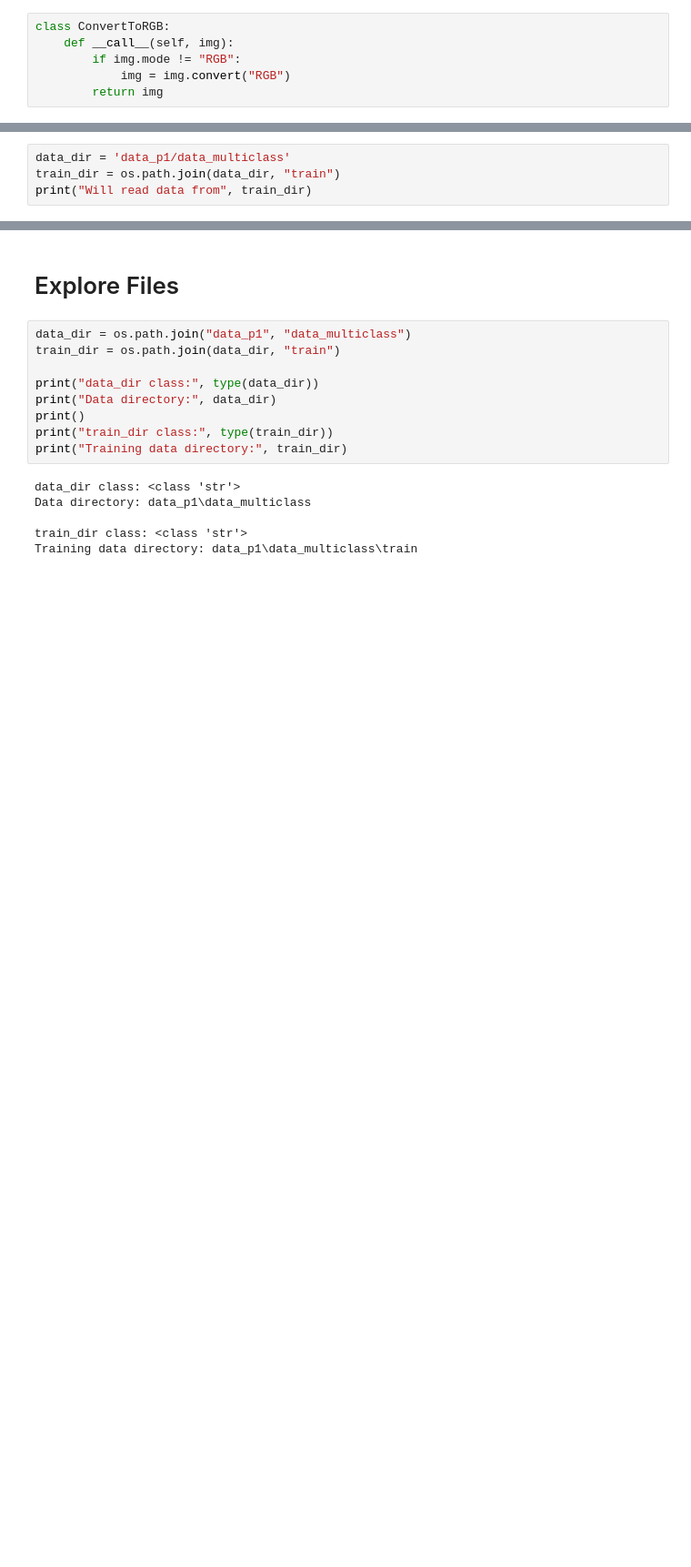
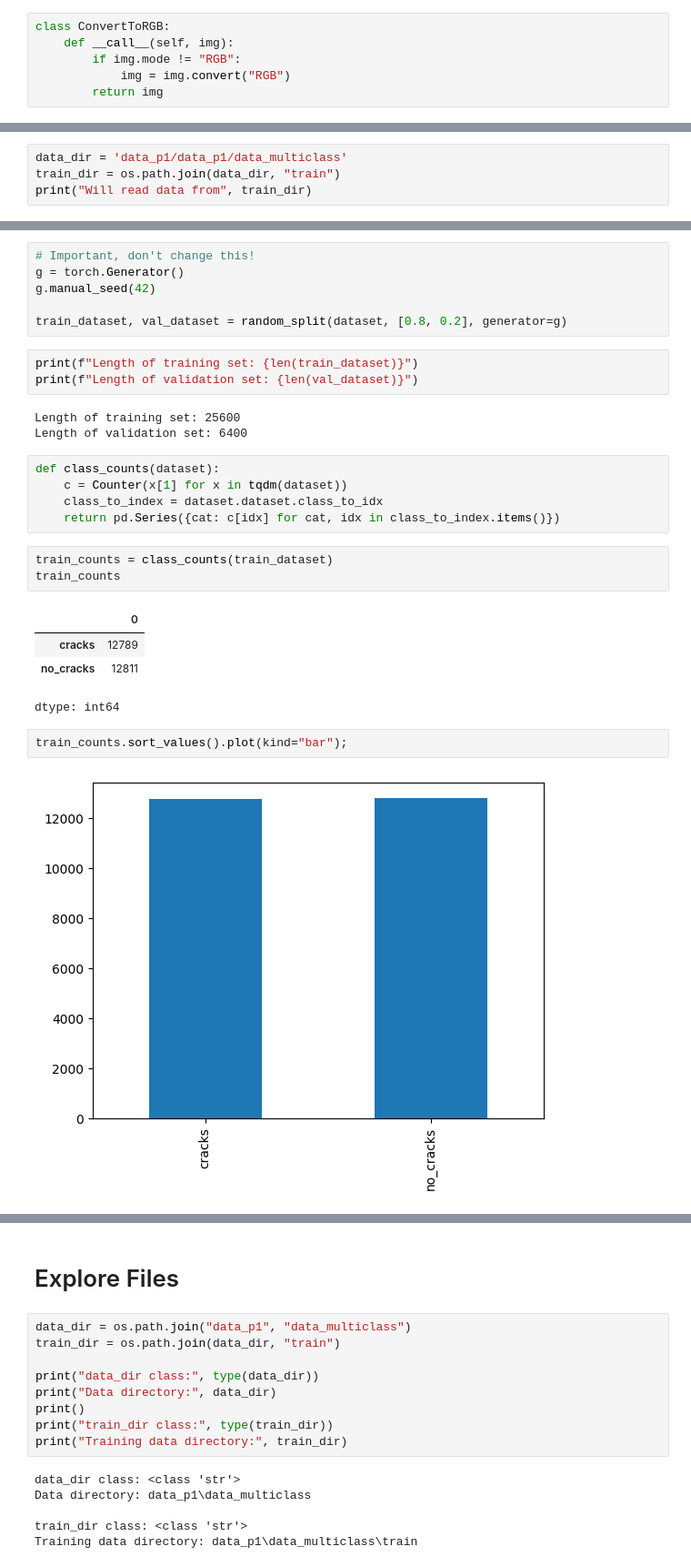
Before and after one commit to munesh9799/Concrete_Crack_Detection, a Jupyter notebook: main.ipynb, the cells around one changed output, grey strips where cells are left out. Shown at 91% size. Drawn from its saved outputs; the diff is of its cells as text; blank space fills up the shorter version.

```diff
--- a/main.ipynb
+++ b/main.ipynb
@@ -89,5 +126,5 @@ transform = transforms.Compose(
 # %%
-data_dir = 'data_p1/data_multiclass'
+data_dir = 'data_p1/data_p1/data_multiclass'
 train_dir = os.path.join(data_dir, "train")
 print("Will read data from", train_dir)
 # %% [output]
@@ -98,0 +161,29 @@ FileNotFoundError: [Errno 2] No such file or directory: 'data_p1/data_multiclass
+# %%
+# Important, don't change this!
+g = torch.Generator()
+g.manual_seed(42)
+
+train_dataset, val_dataset = random_split(dataset, [0.8, 0.2], generator=g)
+# %%
+print(f"Length of training set: {len(train_dataset)}")
+print(f"Length of validation set: {len(val_dataset)}")
+# %% [output]
+Length of training set: 25600
+Length of validation set: 6400
+# %%
+def class_counts(dataset):
+    c = Counter(x[1] for x in tqdm(dataset))
+    class_to_index = dataset.dataset.class_to_idx
+    return pd.Series({cat: c[idx] for cat, idx in class_to_index.items()})
+# %%
+train_counts = class_counts(train_dataset)
+train_counts
+# %% [output]
+|  | 0 |
+| cracks | 12789 |
+| no_cracks | 12811 |
+dtype: int64
+# %%
+train_counts.sort_values().plot(kind="bar");
+# %% [output]
+[figure, added]
```
Also changed, not shown: parts of 48 cells of this notebook.
